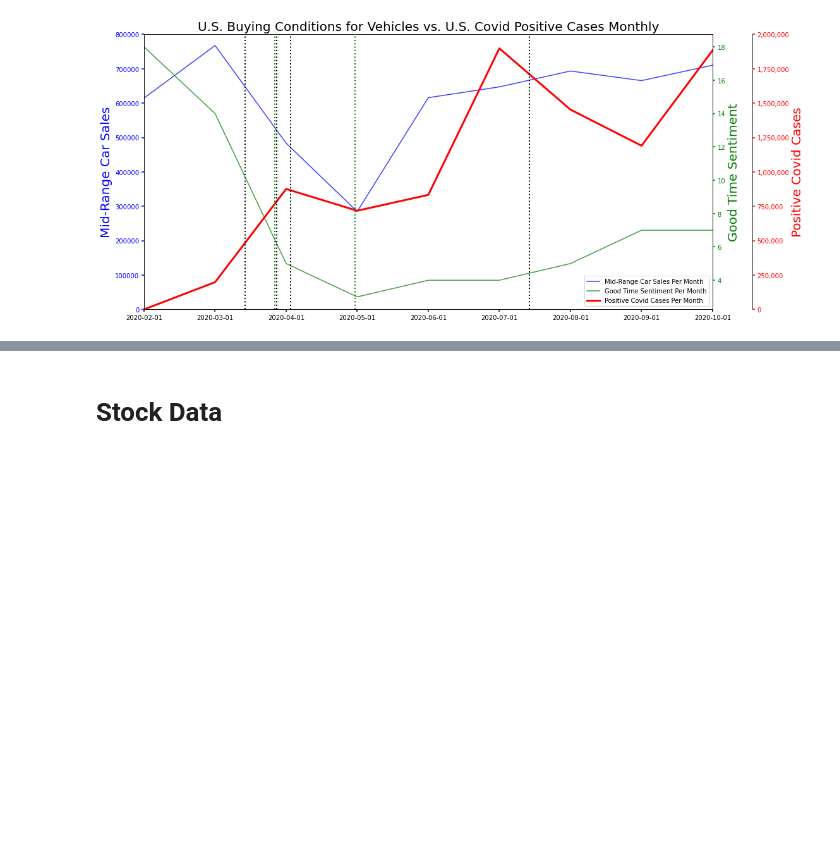
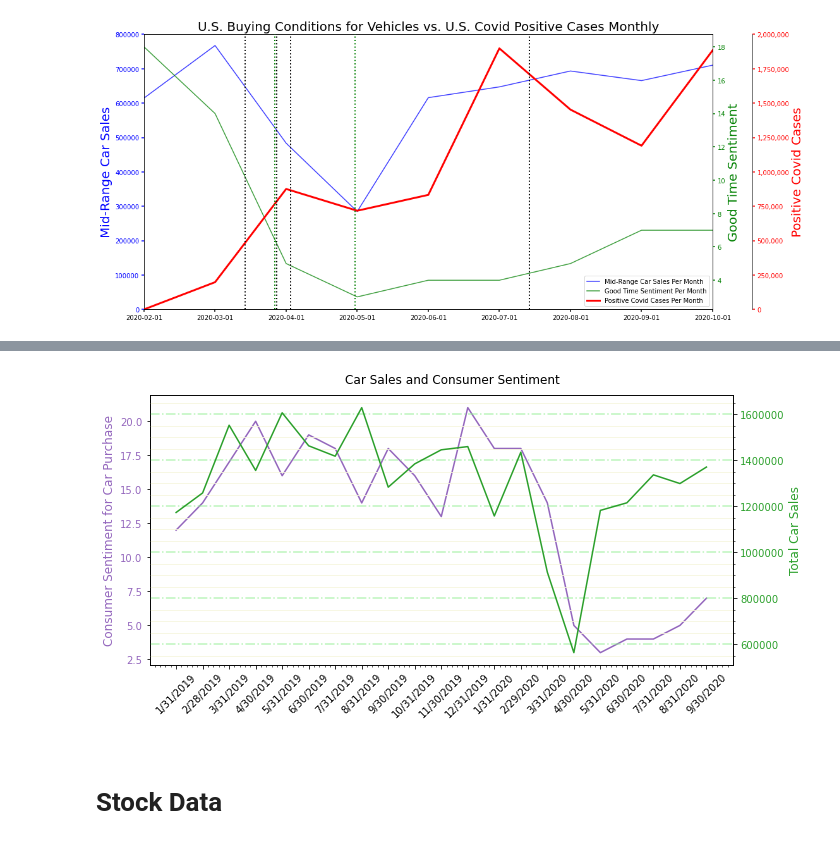
Before and after one commit to danawoodruff/Car-Sales-Analysis, a Jupyter notebook: Working_Master.ipynb, the cells around one changed output, grey strips where cells are left out. Cells and saved outputs as stored; diff of their text form; code cells hidden in the pictures; blank space fills up the shorter version.

```diff
--- a/Working_Master.ipynb
+++ b/Working_Master.ipynb
@@ -21,6 +23,7 @@ SP = "Stock_Data/Stock_Data.csv"
 
 # Car sales files
 car_sales = "Car_sales_Data/Car_data.csv"
+total_sales = "Car_sales_Data/Total_Car_Sales.csv"
 carSales_path = "Car_sales_Data/Car sales by month.csv"
 autogroup_marketshare = "Car_sales_Data/Autogroup_marketshare_est.csv"
 
@@ -1371,0 +879,12 @@ plt.show()
+# %%
+# Read Purchasing File and store into Pandas data frame
+car_data_df = pd.read_csv(car_sales)
+
+# Read monthly car sales data
+total_sales = pd.read_csv(total_sales)
+
+#Remove column Q4 2019 & Q4 2020 as Quarter 4 data was not fully published at the time of the project.
+drop_col=['Q4 2019', 'Q4 2020','Autogroup']
+car_data_df = car_data_df.drop(drop_col, axis=1)
+
+#car_data_df
@@ -1372,3 +1306,50 @@ plt.show()
+# %%
+# Plot Consumer Sentiment vs Total Car Sales
+
+# Variables for data
+x_axis1 = total_sales['Date']
+x_axis2 = total_sales['Date']
+
+y_axis1 = total_sales["Consumer Sentiment"]
+y_axis2 = total_sales["Total Sales"]
+
+fig, ax1 = plt.subplots(figsize=(10,5))
+fig.suptitle("Car Sales and Consumer Sentiment",y=1.03)
+
+# Plots
+color = 'tab:purple'
+ax1.set_xlabel(' ')
+ax1.set_ylabel('Consumer Sentiment for Car Purchase', color=color, fontsize=12)
+ax1.plot(x_axis1, y_axis1,color=color)
+ax1.tick_params(axis='y', labelcolor=color)
+plt.xticks(rotation=45)
+
+ax2 = ax1.twinx()  # Create a second y-axis that shares the same x-axis
+
+color = 'tab:green'
+ax2.set_ylabel('Total Car Sales', color=color, fontsize=12)
+ax2.plot(x_axis2, y_axis2, color=color)
+
+ax2.tick_params(axis='y', labelcolor=color)
+ax2.ticklabel_format(axis='y',useOffset=False, style='plain')
+
+fig.tight_layout()  # otherwise the right y-label is slightly clipped
+
+# Major Grid
+plt.grid(b=True, which='major', color='lightgreen', alpha=0.6, linestyle='dashdot', lw=1.5)
+
+# Minor grid lines
+plt.minorticks_on()
+plt.grid(b=True, which='minor', color='beige', alpha=0.8, ls='-', lw=1)
+
+import matplotlib.dates as mdates
+
+# Save the figure as .png
+plt.savefig('Images/Sales and Sentiment.png',bbox_inches="tight")
+
+plt.show(block=True)
+# %% [output]
+[figure, added]
 # %% [markdown]
 # Stock Data
 # %%
```
Also changed, not shown: parts of 82 cells of this notebook, 4 other files.
